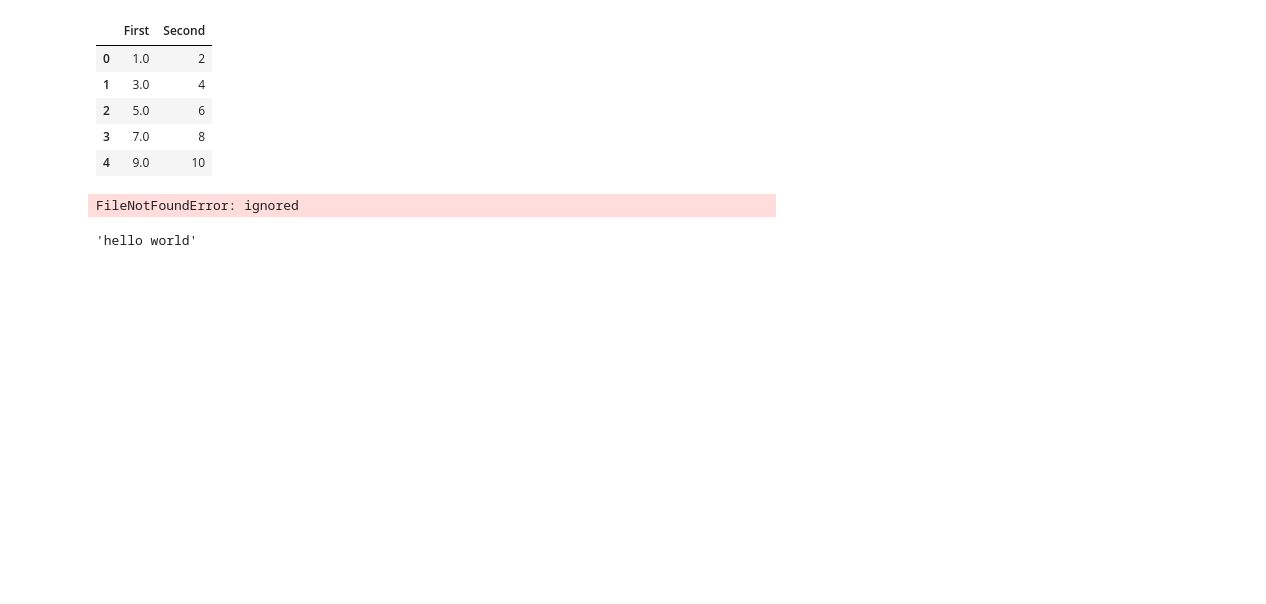
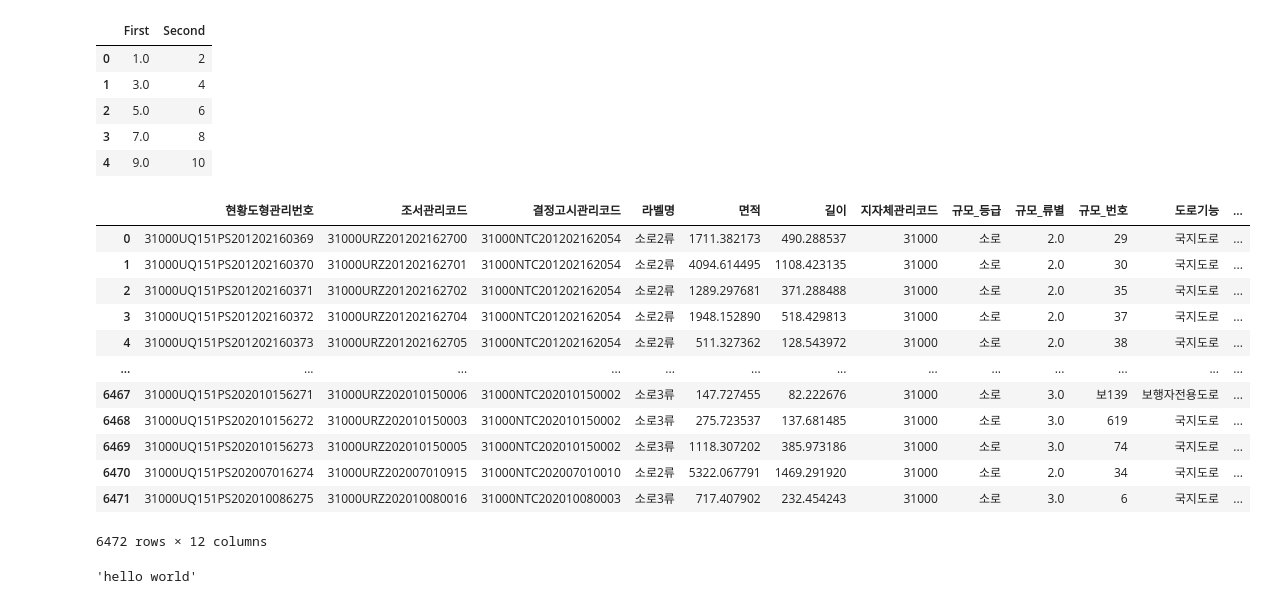
Before and after one commit to LeeJiHoon1125/Lee-Ji-Hoon, a Jupyter notebook: 이지훈4강.ipynb, the cells around one changed output. Drawn from its saved outputs; the diff is of its cells as text; code cells hidden in the pictures; blank space fills up the shorter version.

```diff
--- a/이지훈4강.ipynb
+++ b/이지훈4강.ipynb
@@ -320,8 +320,21 @@ data
 | 3 | 7.0 | 8 |
 | 4 | 9.0 | 10 |
 # %%
-dir='/content/sample_data/traffic_acident.csv'
-accident_data=pd.read_csv(dir, encoding='CP949')
-#utf-8' 코덱을 decoding 하기위해서 CP949사용
+dir='/울산광역시_공간데이터 도로정보_20210929.csv'
+public_medical_institution = pd.read_csv(dir, encoding='CP949')
+#utf-8' 코덱을 decoding 하기해서 CP949활용
+public_medical_institution
 # %% [output]
+|  | 현황도형관리번호 | 조서관리코드 | 결정고시관리코드 | 라벨명 | 면적 | 길이 | 지자체관리코드 | 규모_등급 | 규모_류별 | 규모_번호 | 도로기능 | ... |
+| 0 | 31000UQ151PS201202160369 | 31000URZ201202162700 | 31000NTC201202162054 | 소로2류 | 1711.382173 | 490.288537 | 31000 | 소로 | 2.0 | 29 | 국지도로 | ... |
+| 1 | 31000UQ151PS201202160370 | 31000URZ201202162701 | 31000NTC201202162054 | 소로2류 | 4094.614495 | 1108.423135 | 31000 | 소로 | 2.0 | 30 | 국지도로 | ... |
+| 2 | 31000UQ151PS201202160371 | 31000URZ201202162702 | 31000NTC201202162054 | 소로2류 | 1289.297681 | 371.288488 | 31000 | 소로 | 2.0 | 35 | 국지도로 | ... |
+| 3 | 31000UQ151PS201202160372 | 31000URZ201202162704 | 31000NTC201202162054 | 소로2류 | 1948.152890 | 518.429813 | 31000 | 소로 | 2.0 | 37 | 국지도로 | ... |
+| 4 | 31000UQ151PS201202160373 | 31000URZ201202162705 | 31000NTC201202162054 | 소로2류 | 511.327362 | 128.543972 | 31000 | 소로 | 2.0 | 38 | 국지도로 | ... |
+| ... | ... | ... | ... | ... | ... | ... | ... | ... | ... | ... | ... | ... |
+| 6467 | 31000UQ151PS202010156271 | 31000URZ202010150006 | 31000NTC202010150002 | 소로3류 | 147.727455 | 82.222676 | 31000 | 소로 | 3.0 | 보139 | 보행자전용도로 | ... |
+| 6468 | 31000UQ151PS202010156272 | 31000URZ202010150003 | 31000NTC202010150002 | 소로3류 | 275.723537 | 137.681485 | 31000 | 소로 | 3.0 | 619 | 국지도로 | ... |
+| 6469 | 31000UQ151PS202010156273 | 31000URZ202010150005 | 31000NTC202010150002 | 소로3류 | 1118.307202 | 385.973186 | 31000 | 소로 | 3.0 | 74 | 국지도로 | ... |
+| 6470 | 31000UQ151PS202007016274 | 31000URZ202007010915 | 31000NTC202007010010 | 소로2류 | 5322.067791 | 1469.291920 | 31000 | 소로 | 2.0 | 34 | 국지도로 | ... |
+| 6471 | 31000UQ151PS202010086275 | 31000URZ202010080016 | 31000NTC202010080003 | 소로3류 | 717.407902 | 232.454243 | 31000 | 소로 | 3.0 | 6 | 국지도로 | ... |
-FileNotFoundError: ignored
+6472 rows × 12 columns
```
Also changed, not shown: parts of 7 cells of this notebook.
